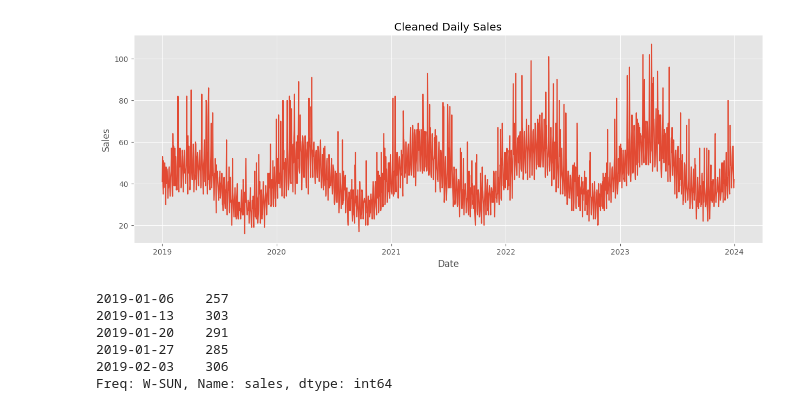
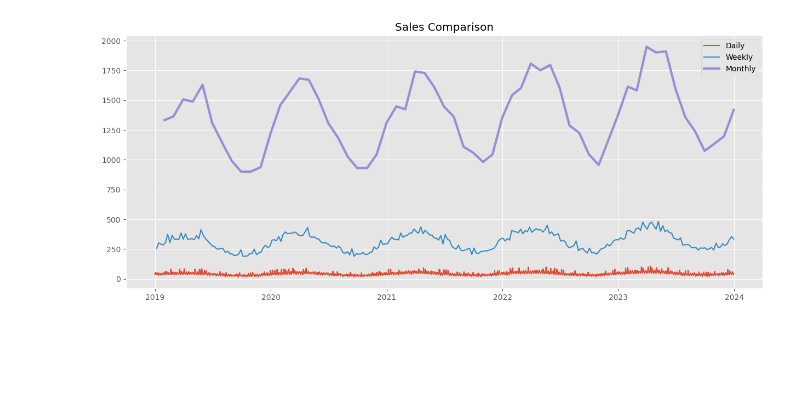
Before and after one commit to Jainam249/Supply-Chain-Demand-Forecasting, a Jupyter notebook: notebooks/01_data_preprocessing.ipynb, the cells around one changed output. Drawn from its saved outputs; the diff is of its cells as text; code cells hidden in the pictures; blank space fills up the shorter version.

```diff
--- a/notebooks/01_data_preprocessing.ipynb
+++ b/notebooks/01_data_preprocessing.ipynb
@@ -96,4 +109,2 @@ monthly_sales = product_df["sales"].resample("ME").sum()
 # %%
-monthly_sales.plot(figsize=(15,5))
-plt.title("Monthly Sales")
-plt.show()
+df = sort_dates(df)
@@ -175,2 +210,15 @@ product_df.head()
 # %%
-product_df["sales"] = product_df["sales"].fillna(0)
+plt.figure(figsize=(15,5))
+
+plt.plot(
+    monthly_sales.index,
+    monthly_sales
+)
+
+plt.title("Monthly Sales")
+
+plt.xlabel("Month")
+
+plt.ylabel("Sales")
+
+plt.show()
@@ -177,26 +227,34 @@ product_df["sales"] = product_df["sales"].fillna(0)
 # %%
-plt.figure(figsize=(15,5))
+plt.figure(figsize=(15,6))
 
-plt.plot(product_df.index, product_df["sales"])
+plt.plot(
+    product_df.index,
+    product_df["sales"],
+    label="Daily"
+)
 
-plt.title("Cleaned Daily Sales")
+plt.plot(
+    weekly_sales.index,
+    weekly_sales,
+    label="Weekly"
+)
 
-plt.xlabel("Date")
+plt.plot(
+    monthly_sales.index,
+    monthly_sales,
+    linewidth=3,
+    label="Monthly"
+)
 
-plt.ylabel("Sales")
+plt.legend()
+
+plt.title("Sales Comparison")
 
 plt.show()
 # %% [output]
-[figure, old version]
+[figure, new version]
 # %%
-weekly_sales = product_df["sales"].resample("W").sum()
-
-weekly_sales.head()
+decomposition = perform_decomposition(
+    monthly_sales
+)
-# %% [output]
-2019-01-06    257
-2019-01-13    303
-2019-01-20    291
-2019-01-27    285
-2019-02-03    306
-Freq: W-SUN, Name: sales, dtype: int64
 # %%
```
Also changed, not shown: parts of 31 cells of this notebook.
